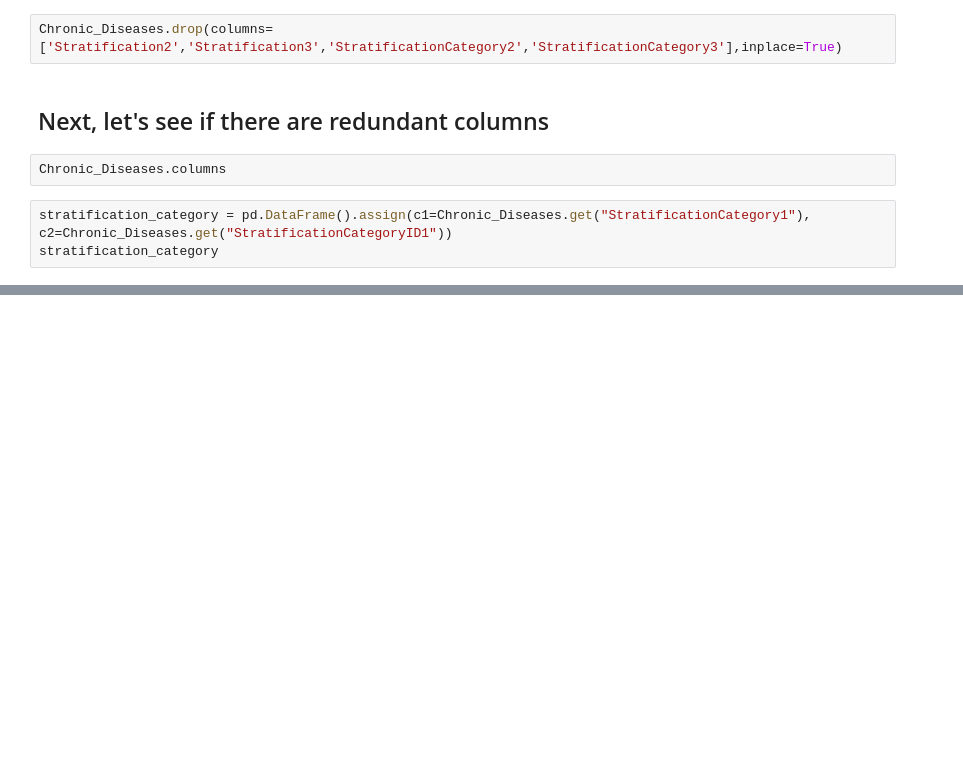
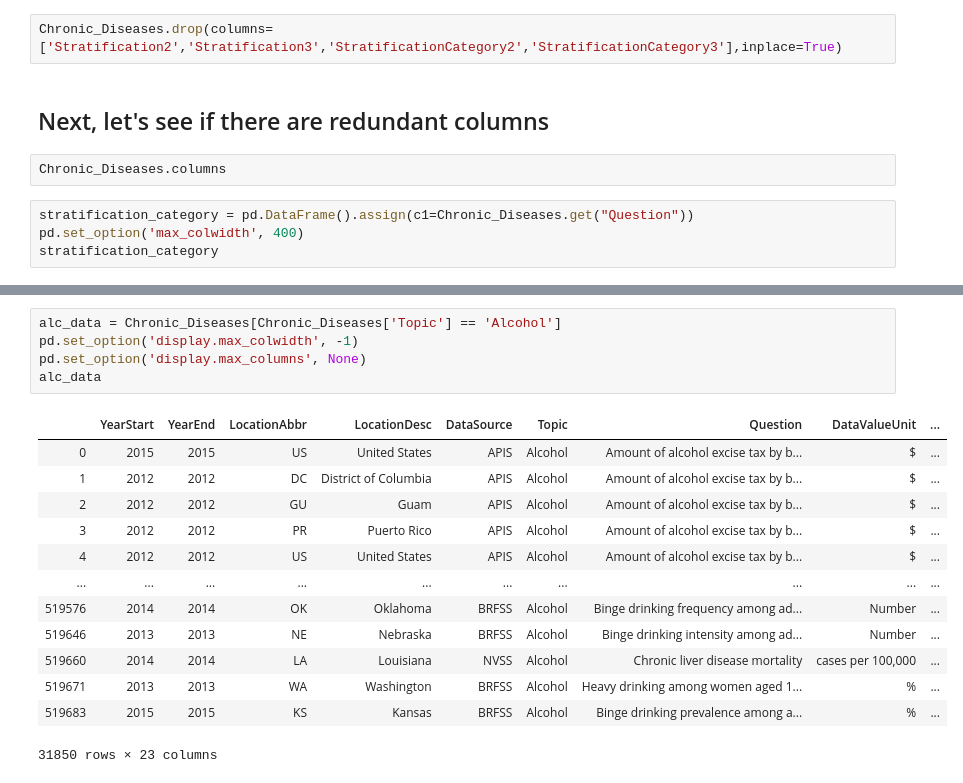
Before and after one commit to djleung/DataHacks_2020_public, a Jupyter notebook: Initial_Data_Exploration.ipynb, the cells around one changed output, grey strips where cells are left out. Drawn from its saved outputs; the diff is of its cells as text; blank space fills up the shorter version.

Commit message:
alcohol study

```diff
--- a/Initial_Data_Exploration.ipynb
+++ b/Initial_Data_Exploration.ipynb
@@ -287,5 +287,6 @@ Chronic_Diseases.drop(columns=['Stratification2','Stratification3','Stratificati
 # %%
 Chronic_Diseases.columns
 # %%
-stratification_category = pd.DataFrame().assign(c1=Chronic_Diseases.get("StratificationCategory1"), c2=Chronic_Diseases.get("StratificationCategoryID1"))
+stratification_category = pd.DataFrame().assign(c1=Chronic_Diseases.get("Question"))
+pd.set_option('max_colwidth', 400)
 stratification_category
@@ -291,0 +307,19 @@ stratification_category
+# %%
+alc_data = Chronic_Diseases[Chronic_Diseases['Topic'] == 'Alcohol']
+pd.set_option('display.max_colwidth', -1)
+pd.set_option('display.max_columns', None)
+alc_data
+# %% [output]
+|  | YearStart | YearEnd | LocationAbbr | LocationDesc | DataSource | Topic | Question | DataValueUnit | ... |
+| 0 | 2015 | 2015 | US | United States | APIS | Alcohol | Amount of alcohol excise tax by b... | $ | ... |
+| 1 | 2012 | 2012 | DC | District of Columbia | APIS | Alcohol | Amount of alcohol excise tax by b... | $ | ... |
+| 2 | 2012 | 2012 | GU | Guam | APIS | Alcohol | Amount of alcohol excise tax by b... | $ | ... |
+| 3 | 2012 | 2012 | PR | Puerto Rico | APIS | Alcohol | Amount of alcohol excise tax by b... | $ | ... |
+| 4 | 2012 | 2012 | US | United States | APIS | Alcohol | Amount of alcohol excise tax by b... | $ | ... |
+| ... | ... | ... | ... | ... | ... | ... | ... | ... | ... |
+| 519576 | 2014 | 2014 | OK | Oklahoma | BRFSS | Alcohol | Binge drinking frequency among ad... | Number | ... |
+| 519646 | 2013 | 2013 | NE | Nebraska | BRFSS | Alcohol | Binge drinking intensity among ad... | Number | ... |
+| 519660 | 2014 | 2014 | LA | Louisiana | NVSS | Alcohol | Chronic liver disease mortality | cases per 100,000 | ... |
+| 519671 | 2013 | 2013 | WA | Washington | BRFSS | Alcohol | Heavy drinking among women aged 1... | % | ... |
+| 519683 | 2015 | 2015 | KS | Kansas | BRFSS | Alcohol | Binge drinking prevalence among a... | % | ... |
+31850 rows × 23 columns
```
Also changed, not shown: parts of 6 cells of this notebook.
